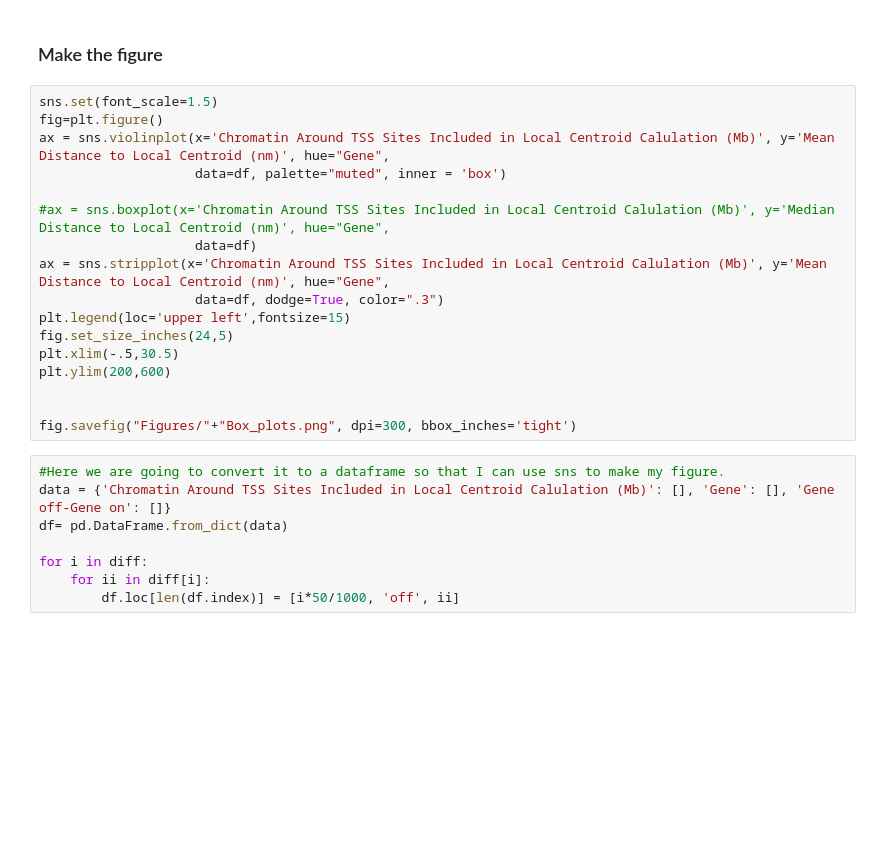
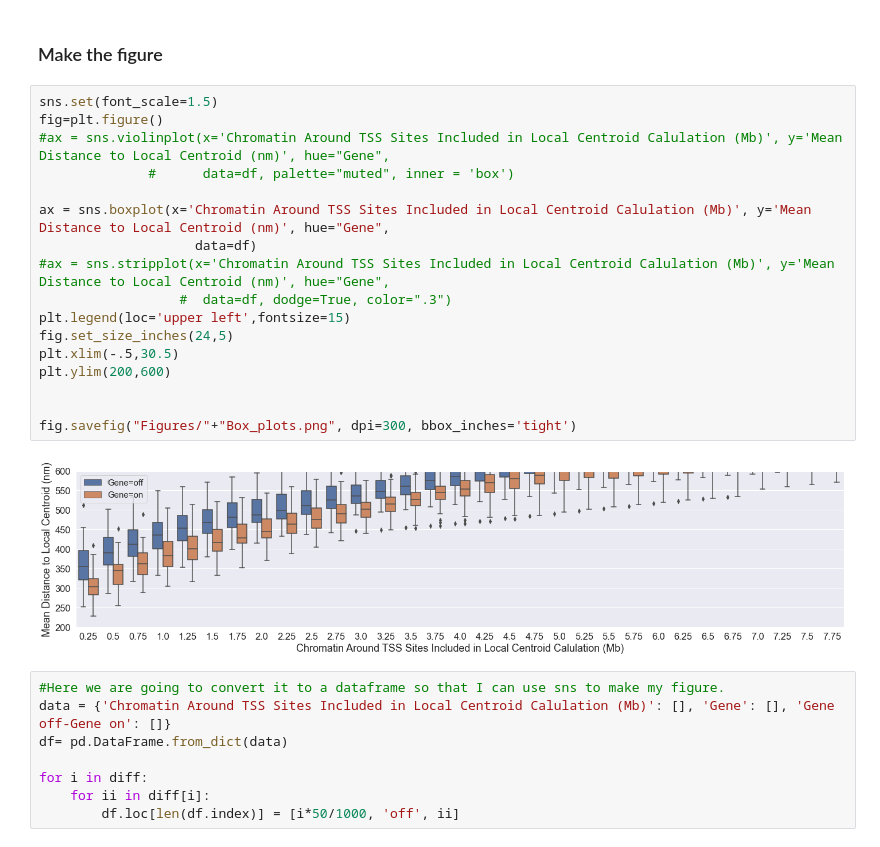
Before and after one commit to CHB-Bohrer/co-bursting, a Jupyter notebook: Analysis_1.ipynb, the cells around one changed output. Saved outputs shown, nothing was run; the diff lists cells and outputs as text; blank space fills up the shorter version.

```diff
--- a/Analysis_1.ipynb
+++ b/Analysis_1.ipynb
@@ -941,20 +941,22 @@ for i in D_to_Center_on:
 # %%
 sns.set(font_scale=1.5)
 fig=plt.figure()
-ax = sns.violinplot(x='Chromatin Around TSS Sites Included in Local Centroid Calulation (Mb)', y='Mean Distance to Local Centroid (nm)', hue="Gene",
-                    data=df, palette="muted", inner = 'box')
+#ax = sns.violinplot(x='Chromatin Around TSS Sites Included in Local Centroid Calulation (Mb)', y='Mean Distance to Local Centroid (nm)', hue="Gene",
+              #      data=df, palette="muted", inner = 'box')
 
-#ax = sns.boxplot(x='Chromatin Around TSS Sites Included in Local Centroid Calulation (Mb)', y='Median Distance to Local Centroid (nm)', hue="Gene",
+ax = sns.boxplot(x='Chromatin Around TSS Sites Included in Local Centroid Calulation (Mb)', y='Mean Distance to Local Centroid (nm)', hue="Gene",
                     data=df)
-ax = sns.stripplot(x='Chromatin Around TSS Sites Included in Local Centroid Calulation (Mb)', y='Mean Distance to Local Centroid (nm)', hue="Gene",
-                    data=df, dodge=True, color=".3")
+#ax = sns.stripplot(x='Chromatin Around TSS Sites Included in Local Centroid Calulation (Mb)', y='Mean Distance to Local Centroid (nm)', hue="Gene",
+                  #  data=df, dodge=True, color=".3")
 plt.legend(loc='upper left',fontsize=15)
 fig.set_size_inches(24,5)
 plt.xlim(-.5,30.5)
 plt.ylim(200,600)
 
 
 fig.savefig("Figures/"+"Box_plots.png", dpi=300, bbox_inches='tight')
+# %% [output]
+[figure, added]
 # %%
 #Here we are going to convert it to a dataframe so that I can use sns to make my figure.
 data = {'Chromatin Around TSS Sites Included in Local Centroid Calulation (Mb)': [], 'Gene': [], 'Gene off-Gene on': []}
```
